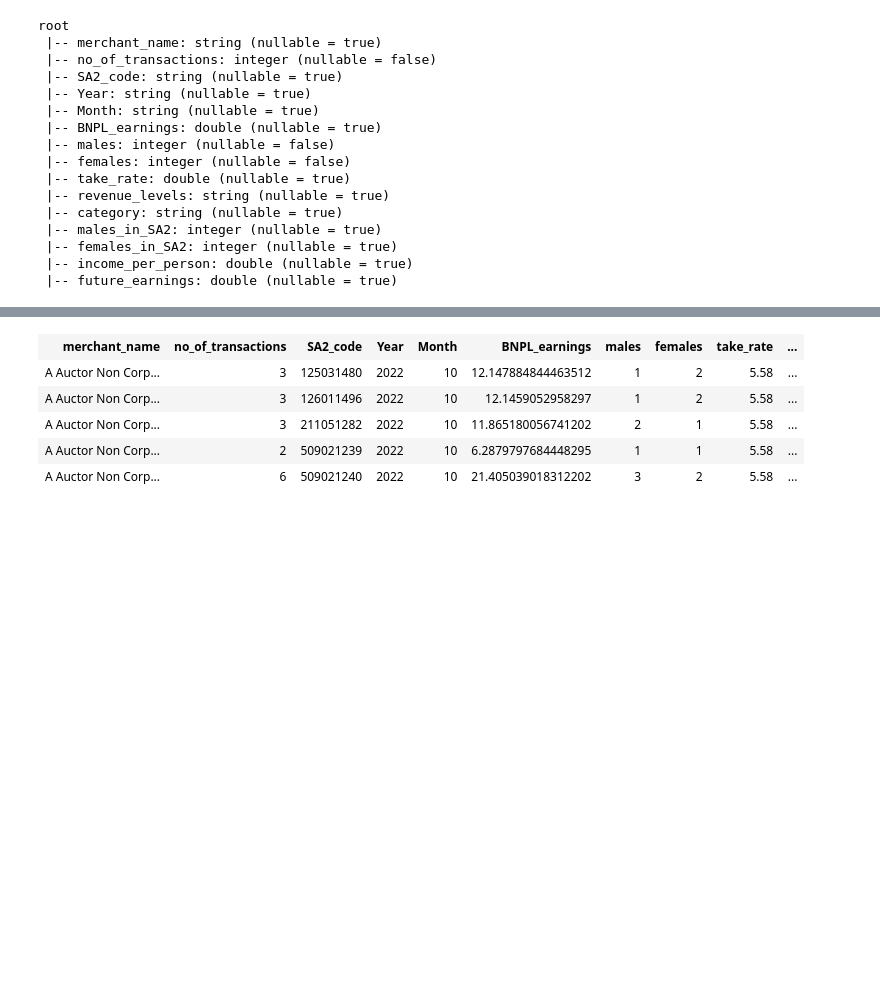
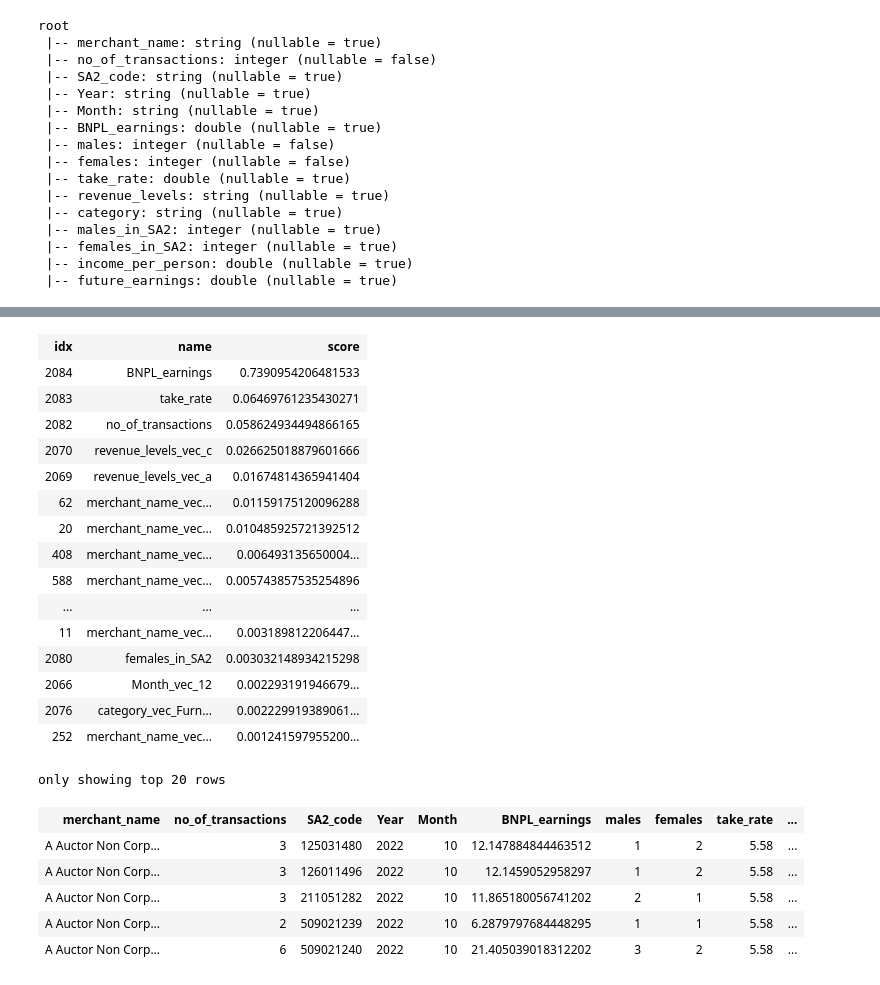
Before and after one commit to MAST30034-Applied-Data-Science/generic-buy-now-pay-later-project-group-10-bnpl, a Jupyter notebook: notebooks/BNPL firm earning model.ipynb, the cells around one changed output, grey strips where cells are left out. Saved outputs shown, nothing was run; the diff lists cells and outputs as text; code cells hidden in the pictures; blank space fills up the shorter version.

```diff
--- a/notebooks/BNPL firm earning model.ipynb
+++ b/notebooks/BNPL firm earning model.ipynb
@@ -579,3 +584,35 @@ Mean Absolutee Error (MAE) on train data = 10.1542
+# %%
+def ExtractFeatureImportance(featureImp, dataset, featuresCol):
+    list_extract = []
+    for i in dataset.schema[featuresCol].metadata["ml_attr"]["attrs"]:
+        list_extract = list_extract + dataset.schema[featuresCol].metadata["ml_attr"]["attrs"][i]
+    varlist = pd.DataFrame(list_extract)
+    varlist['score'] = varlist['idx'].apply(lambda x: featureImp[x])
+    return(varlist.sort_values('score', ascending = False))
+
+
+#ExtractFeatureImportance(model.stages[-1].featureImportances, dataset, "features")
+dataset_fi = ExtractFeatureImportance(model.featureImportances, predictions_validation, "features")
+dataset_fi = spark.createDataFrame(dataset_fi)
+display(dataset_fi)
+# %% [output]
+| idx | name | score |
+| 2084 | BNPL_earnings | 0.7390954206481533 |
+| 2083 | take_rate | 0.06469761235430271 |
+| 2082 | no_of_transactions | 0.058624934494866165 |
+| 2070 | revenue_levels_vec_c | 0.026625018879601666 |
+| 2069 | revenue_levels_vec_a | 0.01674814365941404 |
+| 62 | merchant_name_vec... | 0.01159175120096288 |
+| 20 | merchant_name_vec... | 0.010485925721392512 |
+| 408 | merchant_name_vec... | 0.006493135650004... |
+| 588 | merchant_name_vec... | 0.005743857535254896 |
+| ... | ... | ... |
+| 11 | merchant_name_vec... | 0.003189812206447... |
+| 2080 | females_in_SA2 | 0.003032148934215298 |
+| 2066 | Month_vec_12 | 0.002293191946679... |
+| 2076 | category_vec_Furn... | 0.002229919389061... |
+| 252 | merchant_name_vec... | 0.001241597955200... |
+only showing top 20 rows
 # %%
 latest_year = train.select(max('Year')).collect()[0][0]
 agg_month_1 = train.filter(train.Year == latest_year)
```
Also changed, not shown: parts of 14 cells of this notebook, 4 other files.
